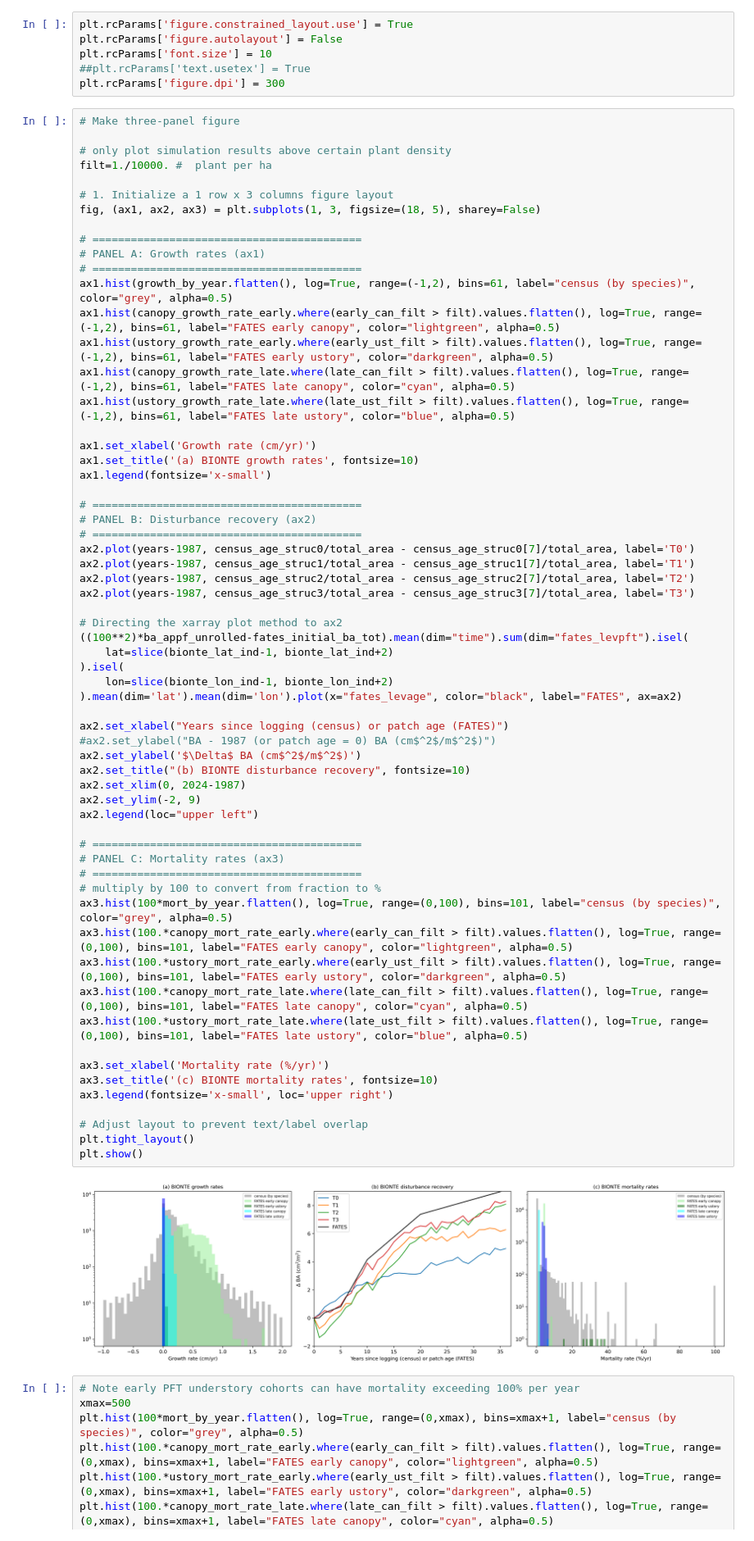
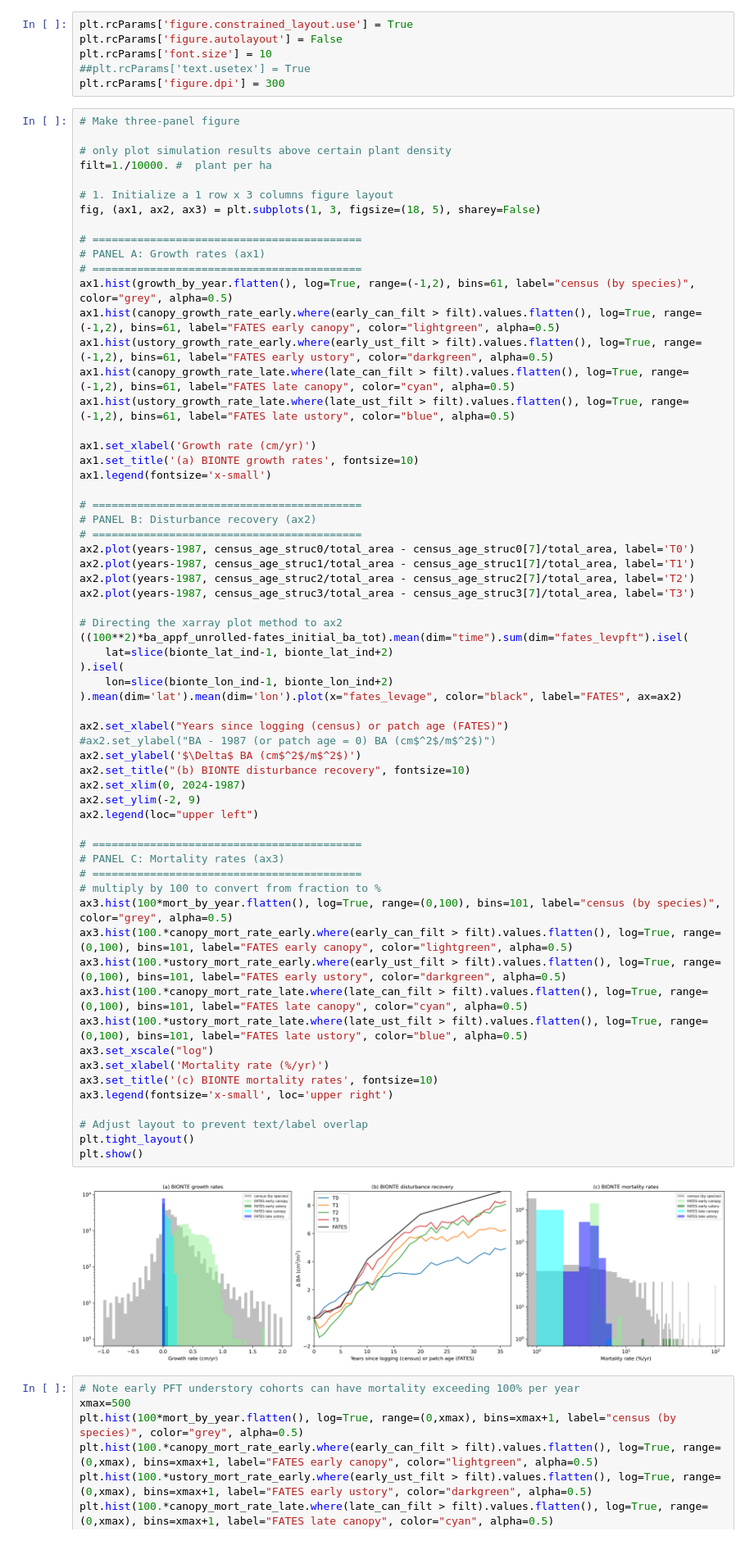
Before and after one commit to jennykowalcz/python-notebooks-FATES-benchmarking, a Jupyter notebook: BIONTE_growth_and_mortality_rates.ipynb, the cells around one changed output. Shown at 82% size. Saved outputs shown, nothing was run; the diff lists cells and outputs as text.

```diff
--- a/BIONTE_growth_and_mortality_rates.ipynb
+++ b/BIONTE_growth_and_mortality_rates.ipynb
@@ -368,35 +370,35 @@ ax2.plot(years-1987, census_age_struc3/total_area - census_age_struc3[7]/total_a
     lat=slice(bionte_lat_ind-1, bionte_lat_ind+2)
 ).isel(
     lon=slice(bionte_lon_ind-1, bionte_lon_ind+2)
 ).mean(dim='lat').mean(dim='lon').plot(x="fates_levage", color="black", label="FATES", ax=ax2)
 
 ax2.set_xlabel("Years since logging (census) or patch age (FATES)")
 #ax2.set_ylabel("BA - 1987 (or patch age = 0) BA (cm$^2$/m$^2$)")
 ax2.set_ylabel('$\Delta$ BA (cm$^2$/m$^2$)')
 ax2.set_title("(b) BIONTE disturbance recovery", fontsize=10)
 ax2.set_xlim(0, 2024-1987)
 ax2.set_ylim(-2, 9)
 ax2.legend(loc="upper left")
 
 # ==========================================
 # PANEL C: Mortality rates (ax3)
 # ==========================================
 # multiply by 100 to convert from fraction to %
 ax3.hist(100*mort_by_year.flatten(), log=True, range=(0,100), bins=101, label="census (by species)", color="grey", alpha=0.5)
 ax3.hist(100.*canopy_mort_rate_early.where(early_can_filt > filt).values.flatten(), log=True, range=(0,100), bins=101, label="FATES early canopy", color="lightgreen", alpha=0.5)
 ax3.hist(100.*ustory_mort_rate_early.where(early_ust_filt > filt).values.flatten(), log=True, range=(0,100), bins=101, label="FATES early ustory", color="darkgreen", alpha=0.5)
 ax3.hist(100.*canopy_mort_rate_late.where(late_can_filt > filt).values.flatten(), log=True, range=(0,100), bins=101, label="FATES late canopy", color="cyan", alpha=0.5)
 ax3.hist(100.*ustory_mort_rate_late.where(late_ust_filt > filt).values.flatten(), log=True, range=(0,100), bins=101, label="FATES late ustory", color="blue", alpha=0.5)
-
+ax3.set_xscale("log")
 ax3.set_xlabel('Mortality rate (%/yr)')
 ax3.set_title('(c) BIONTE mortality rates', fontsize=10)
 ax3.legend(fontsize='x-small', loc='upper right')
 
 # Adjust layout to prevent text/label overlap
 plt.tight_layout()
 plt.show()
 # %% [output]
-[figure, old version]
+[figure, new version]
 # %%
 # Note early PFT understory cohorts can have mortality exceeding 100% per year
 xmax=500
```
Also changed, not shown: parts of 1 cell of this notebook.
